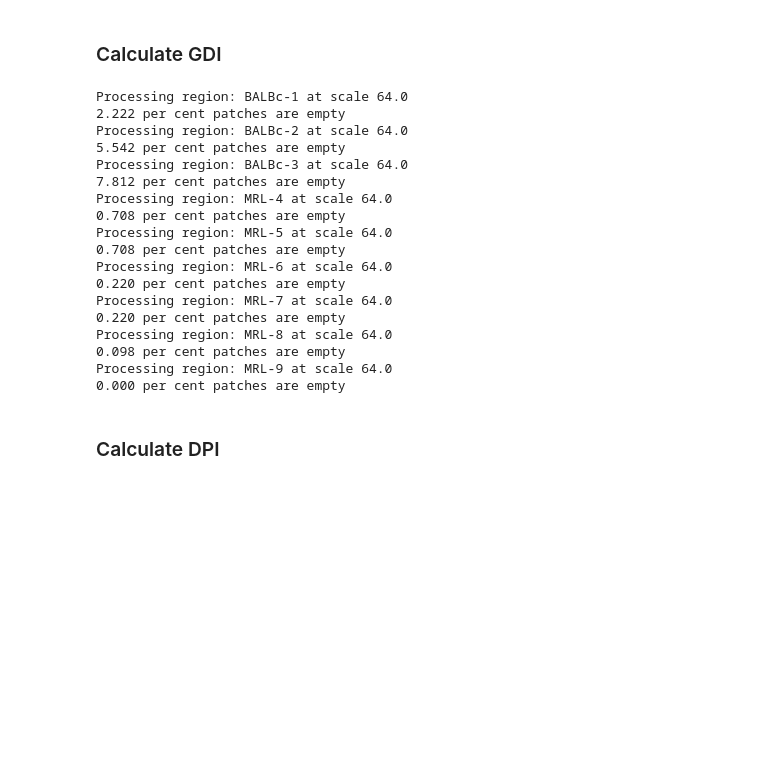
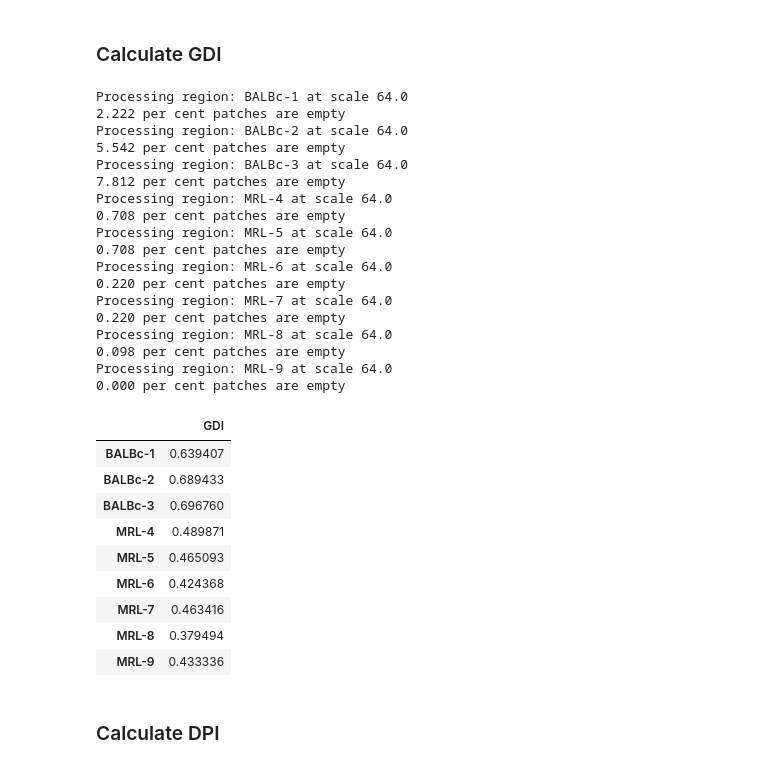
Before and after one commit to Feanor007/MESA, a Jupyter notebook: docs/notebooks/tutorials/MESA_Tutorials.ipynb, the cells around one changed output. Cells and saved outputs as stored; diff of their text form; code cells hidden in the pictures; blank space fills up the shorter version.

```diff
--- a/docs/notebooks/tutorials/MESA_Tutorials.ipynb
+++ b/docs/notebooks/tutorials/MESA_Tutorials.ipynb
@@ -228,33 +228,43 @@ mdi_results.head()
 # %%
 gdi_results = eco.calculate_GDI(spatial_data=adata,
                                 scale=64.0,
                                 library_key='sample',
                                 library_ids=library_ids,
                                 spatial_key='spatial',
                                 cluster_key='cell_type',
-                                hotspot=Hot,
+                                hotspot=True,
                                 restricted=False,
                                 metric='Shannon Diversity')
 gdi_results
 # %% [output]
 Processing region: BALBc-1 at scale 64.0
 2.222 per cent patches are empty
 Processing region: BALBc-2 at scale 64.0
 5.542 per cent patches are empty
 Processing region: BALBc-3 at scale 64.0
 7.812 per cent patches are empty
 Processing region: MRL-4 at scale 64.0
 0.708 per cent patches are empty
 Processing region: MRL-5 at scale 64.0
 0.708 per cent patches are empty
 Processing region: MRL-6 at scale 64.0
 0.220 per cent patches are empty
 Processing region: MRL-7 at scale 64.0
 0.220 per cent patches are empty
 Processing region: MRL-8 at scale 64.0
 0.098 per cent patches are empty
 Processing region: MRL-9 at scale 64.0
 0.000 per cent patches are empty
+|  | GDI |
+| BALBc-1 | 0.639407 |
+| BALBc-2 | 0.689433 |
+| BALBc-3 | 0.696760 |
+| MRL-4 | 0.489871 |
+| MRL-5 | 0.465093 |
+| MRL-6 | 0.424368 |
+| MRL-7 | 0.463416 |
+| MRL-8 | 0.379494 |
+| MRL-9 | 0.433336 |
 # %% [markdown]
 ### Calculate DPI
 # %%
```
Also changed, not shown: parts of 8 cells of this notebook, 1 other file.
